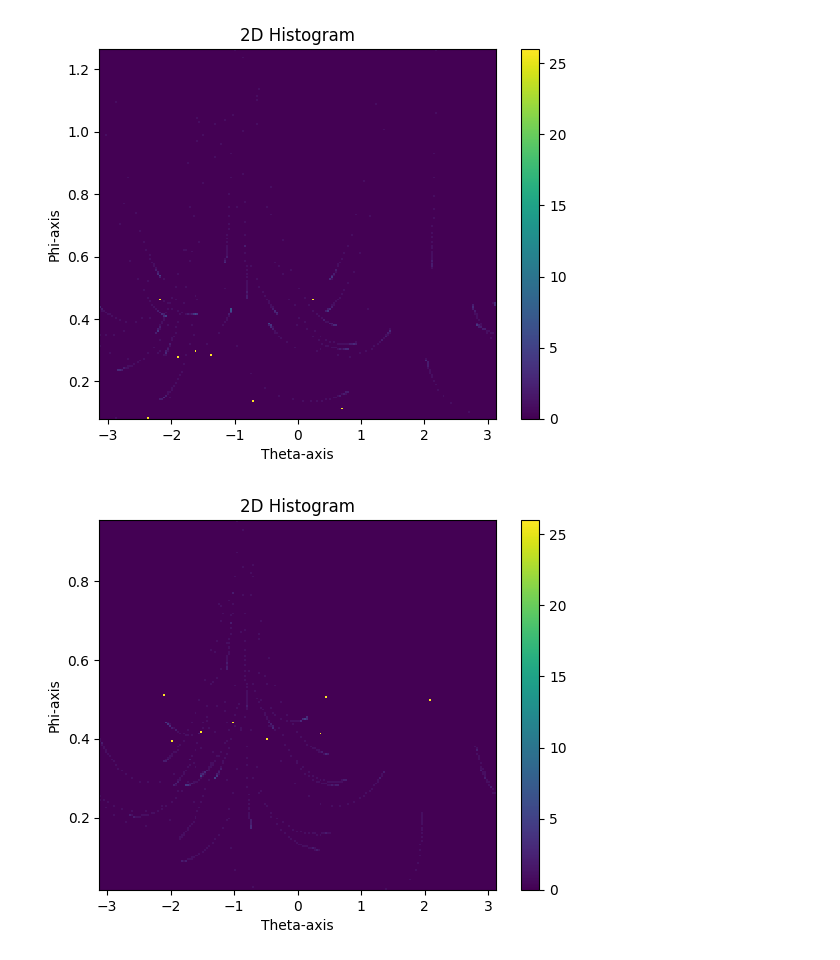
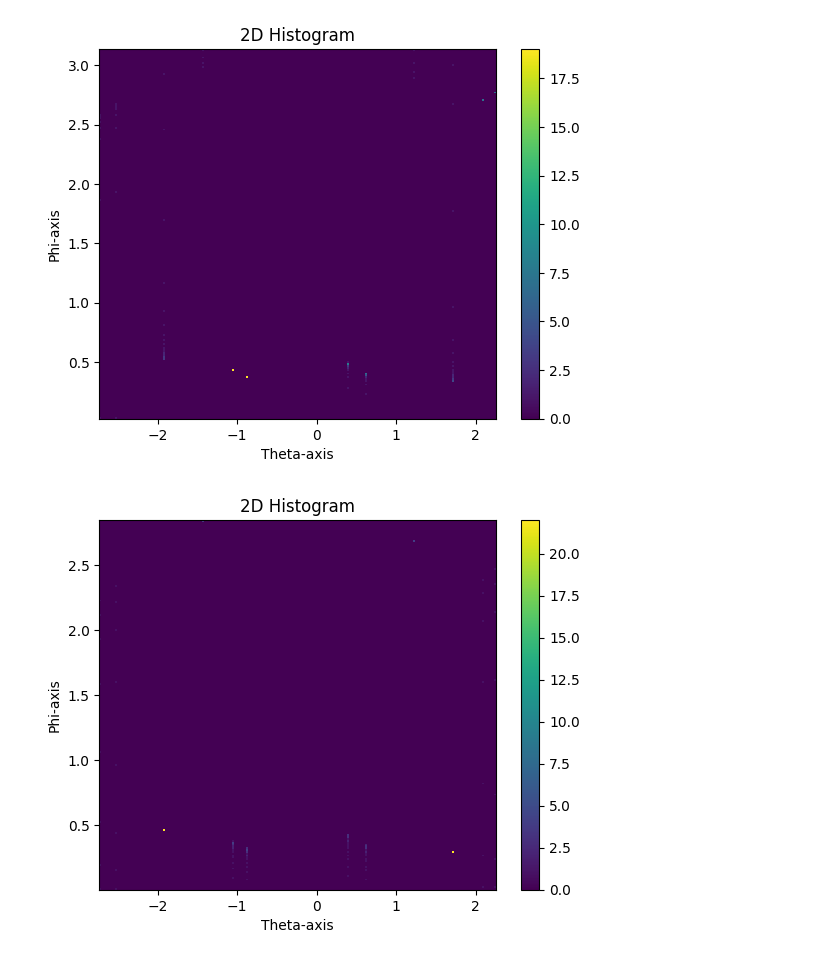
Before and after one commit to dnicotra/TrackHHL, a Jupyter notebook: notebooks/Radial_transfrom.ipynb, the cells around one changed output. Saved outputs shown, nothing was run; the diff lists cells and outputs as text; code cells hidden in the pictures.

Commit message:
adding adjusting (x,y,z) sigma values

```diff
--- a/notebooks/Radial_transfrom.ipynb
+++ b/notebooks/Radial_transfrom.ipynb
@@ -21,9 +21,9 @@ generator = toy.SimpleGenerator(
     theta_max=np.pi/6
 )
 
-N_PARTICLES = 8
-N_EVENTS = 4
-SIGMA = 1
+N_PARTICLES = 2
+N_EVENTS = 3
+SIGMA = (0,0,10)
 events = generator.generate_event(N_PARTICLES, N_EVENTS, SIGMA)
 event = events[0]
 # %%
@@ -98,20 +97,29 @@ for vert in generator.primary_vertices:
 # %%
+hist = []
+theta_axis = []
+phi_axis = []
+bins = (20, 20)
 for vert in generator.primary_vertices:
     r = []
     theta = []
     phi = []
+
     for coord in cartesian_coords:
         r_, thetas_, phi_ = cartesian_to_spherical_vectorized(coord, vert)
         r.append(r_)
         theta.append(thetas_)
         phi.append(phi_)
     for i in range(len(theta)):
         plt.hist2d(theta[i], phi[i], bins=(200, 200), cmap='viridis')
+    hist.append(np.histogram2d(theta[0], phi[0], bins=bins)[0])
+    theta_axis.append(np.histogram2d(theta[0], phi[0], bins=bins)[1])
+    phi_axis.append(np.histogram2d(theta[0], phi[0], bins=bins)[2])
     plt.colorbar()
     plt.xlabel('Theta-axis')
     plt.ylabel('Phi-axis')
     plt.title('2D Histogram')
     plt.show()
+hist = np.sum(hist, axis=0)
 # %% [output]
-[figure, old version]
+[figure, new version]
-[figure, old version]
+[figure, new version]
```
Also changed, not shown: parts of 6 cells of this notebook, 1 other file.
